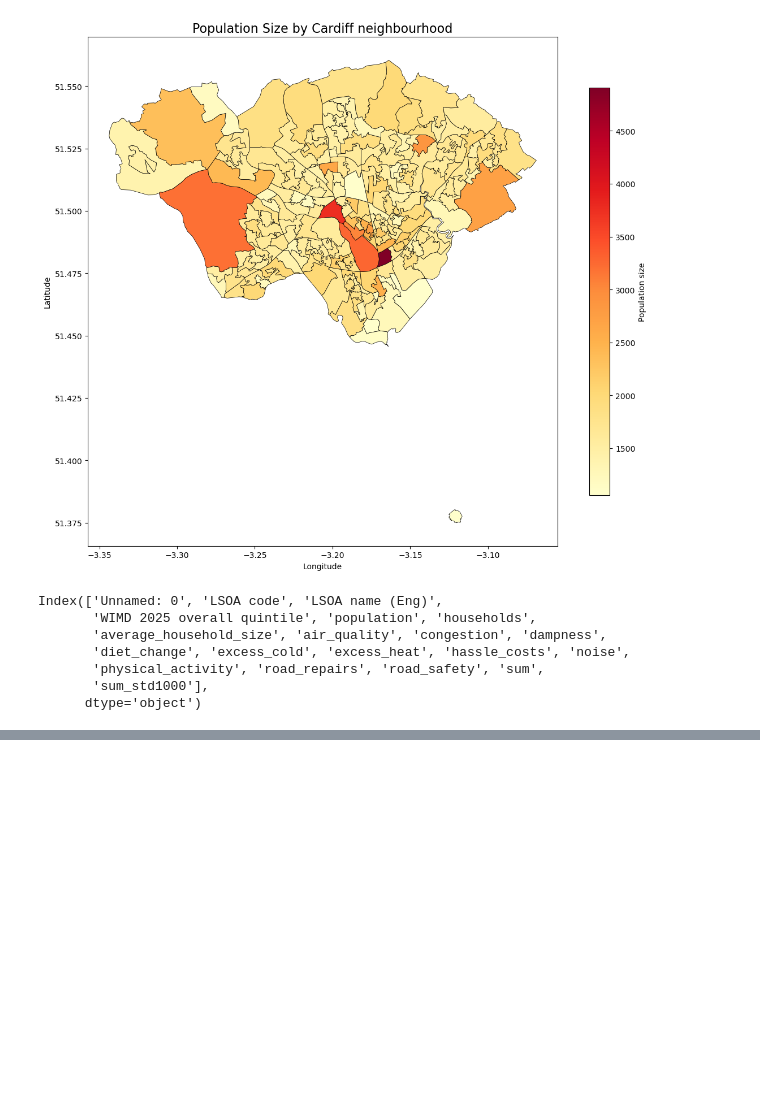
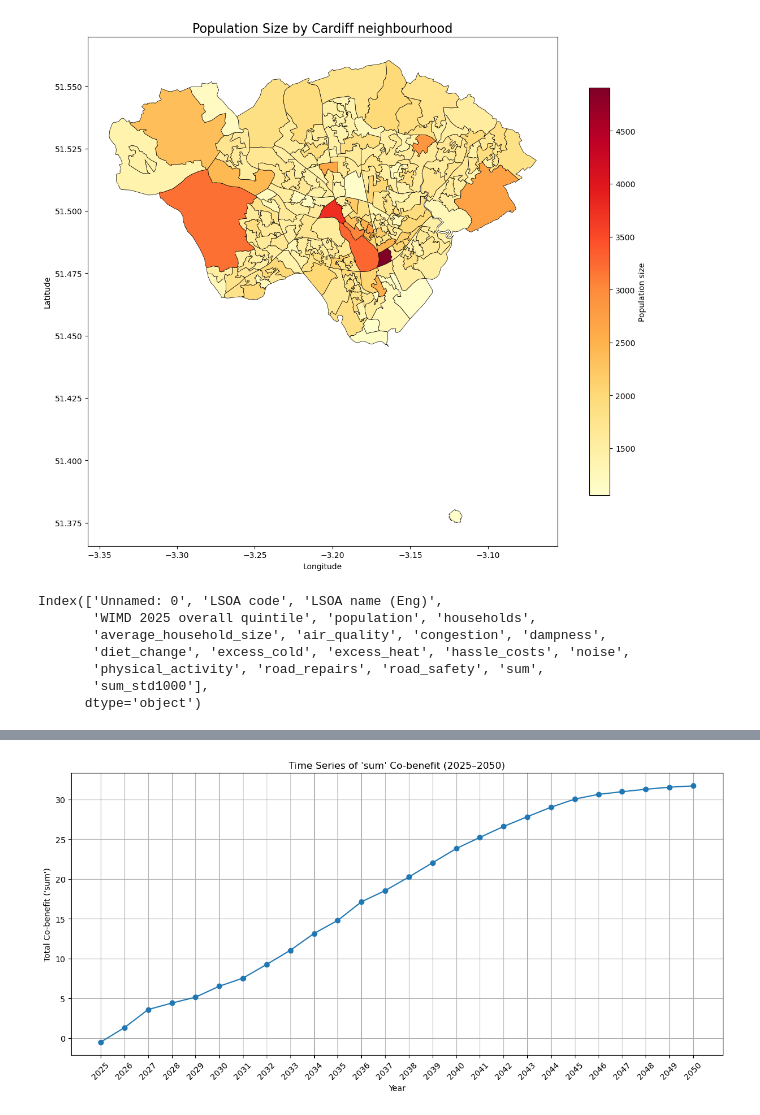
Before and after one commit to AuraFrizzati/VizElves2025, a Jupyter notebook: python_code/Explore_Level2_data.ipynb, the cells around one changed output, grey strips where cells are left out. Drawn from its saved outputs; the diff is of its cells as text; code cells hidden in the pictures; blank space fills up the shorter version.

Commit message:
time lines added

```diff
--- a/python_code/Explore_Level2_data.ipynb
+++ b/python_code/Explore_Level2_data.ipynb
@@ -533,3 +533,5 @@ Index(['Unnamed: 0', 'LSOA code', 'LSOA name (Eng)',
        'physical_activity', 'road_repairs', 'road_safety', 'sum',
        'sum_std1000'],
       dtype='object')
+# %%
+l2data_time= pd.read_csv("../data/lsoa_cardiff_wimd.csv")
@@ -535,0 +554,24 @@ Index(['Unnamed: 0', 'LSOA code', 'LSOA name (Eng)',
+# %%
+import matplotlib.pyplot as plt
+
+# Filter for co-benefit_type == 'sum'
+df_sum = l2data_time[l2data_time['co-benefit_type'] == 'sum']
+
+# List of year columns (assuming they are named as strings)
+year_cols = [str(year) for year in range(2025, 2051)]
+
+# Aggregate (sum) across LSOAs for each year
+yearly_totals = df_sum[year_cols].sum()
+
+# Plot time series
+plt.figure(figsize=(12, 6))
+plt.plot(year_cols, yearly_totals, marker='o')
+plt.title("Time Series of 'sum' Co-benefit (2025–2050)")
+plt.xlabel("Year")
+plt.ylabel("Total Co-benefit ('sum')")
+plt.grid(True)
+plt.xticks(rotation=45)
+plt.tight_layout()
+plt.show()
+# %% [output]
+[figure, added]
```
Also changed, not shown: parts of 3 cells of this notebook, 1 other file.
